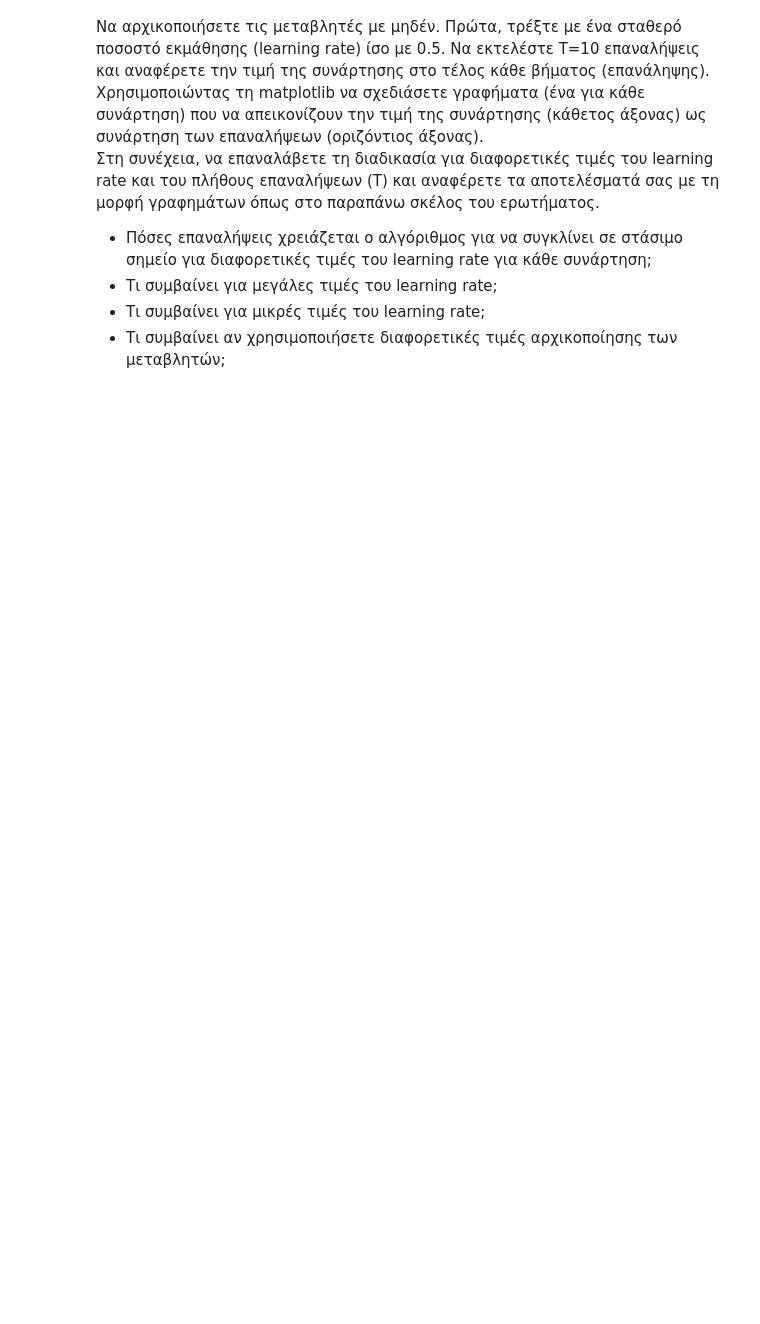
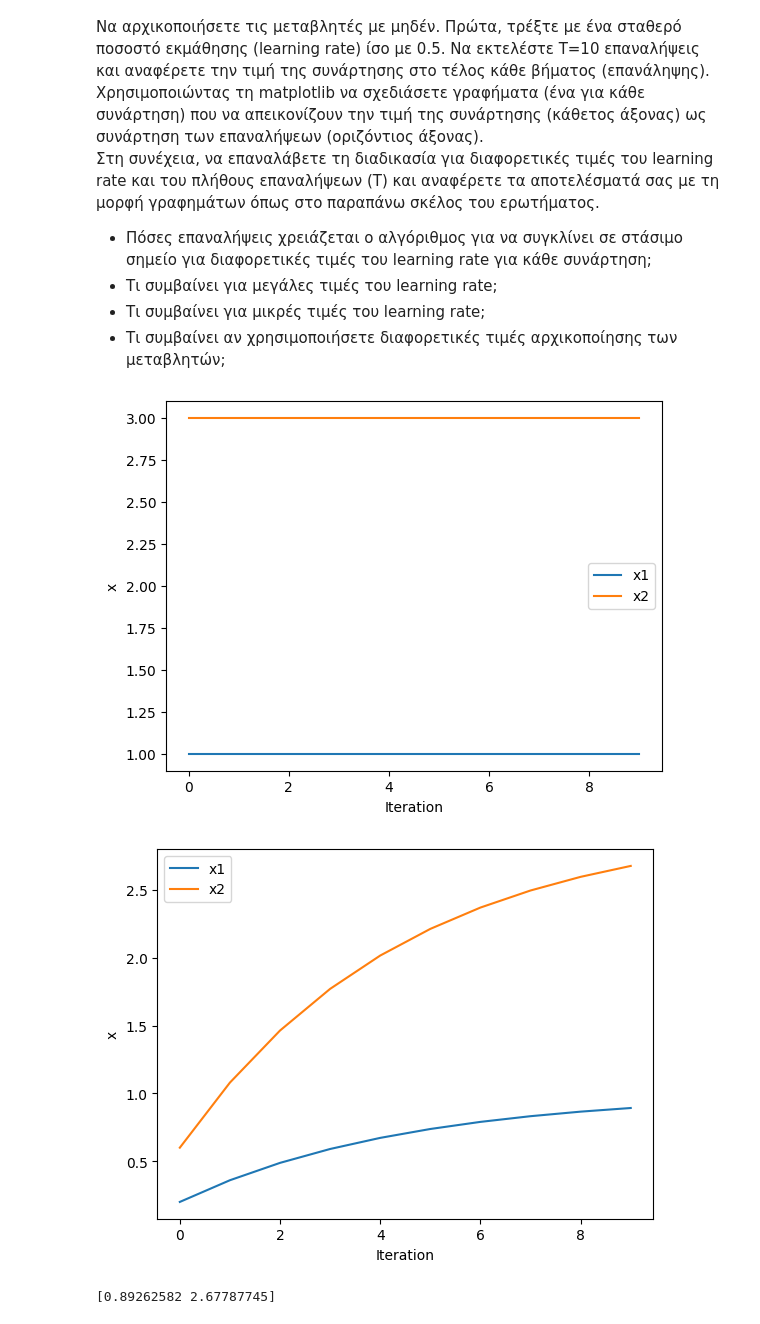
Before and after one commit to UpTheShipCreek/Machine_Learning_1, a Jupyter notebook: assignment1.ipynb, the cells around one changed output. Cells and saved outputs as stored; diff of their text form; code cells hidden in the pictures; blank space fills up the shorter version.

```diff
--- a/assignment1.ipynb
+++ b/assignment1.ipynb
@@ -314,3 +314,50 @@ Nα υλοποιήσετε σε Python και να εκτελέστε τον α
 * Τι συμβαίνει για μικρές τιμές του learning rate;
 * Τι συμβαίνει αν χρησιμοποιήσετε διαφορετικές τιμές αρχικοποίησης των
 μεταβλητών;
+# %%
+import numpy as np
+import sympy as smp
+import matplotlib.pyplot as plt
+
+x1,x2 = smp.symbols('x1 x2', real=True)
+
+f1 = (x1-1) ** 2 + (x2-3) ** 2
+f2 = (1-(x2-3))** 2 + 20*((x1+3)-(x2-3)**2)**2
+
+def gradient_descent(f, learning_rate, iterations, init_guess):
+    x = init_guess
+    x_list = []
+    iter_list = []
+    gradf = np.array([smp.diff(f,x1),smp.diff(f,x2)])
+    for i in range(iterations):
+        gradient = (
+            np.array([gradf[0].subs([(x1, x[0]),
+                                     (x2, x[1])]),
+                      gradf[1].subs([(x1, x[0]),
+                                     (x2, x[1])])]).astype(float)
+        )
+        x = x - np.multiply(learning_rate,gradient)
+        x_list.append(x)
+        iter_list.append(i)
+    return x_list, iter_list
+
+def plot(x_list,iter_list):
+    x_list = np.array(x_list)
+    plt.plot(iter_list, x_list[:, 0], label='x1')
+    plt.plot(iter_list, x_list[:, 1], label='x2')
+    plt.xlabel('Iteration')
+    plt.ylabel('x')
+    plt.legend()
+    plt.show()
+# %%
+x_list1_1, iter_list1_1 = gradient_descent(f1, 0.5, 10, [0, 0])
+x_list1_2, iter_list1_2 = gradient_descent(f1, 0.1, 10, [0, 0])
+x_list1_3, iter_list1_3 = gradient_descent(f1, 0.1, 100, [0, 0])
+plot(x_list1_1, iter_list1_1)
+plot(x_list1_2, iter_list1_2)
+print(x_list1_2[9])
+plot(x_list1_3, iter_list1_3)
+# %% [output]
+[figure, added]
+[figure, added]
+[0.89262582 2.67787745]
```
Also changed, not shown: parts of 3 cells of this notebook.
